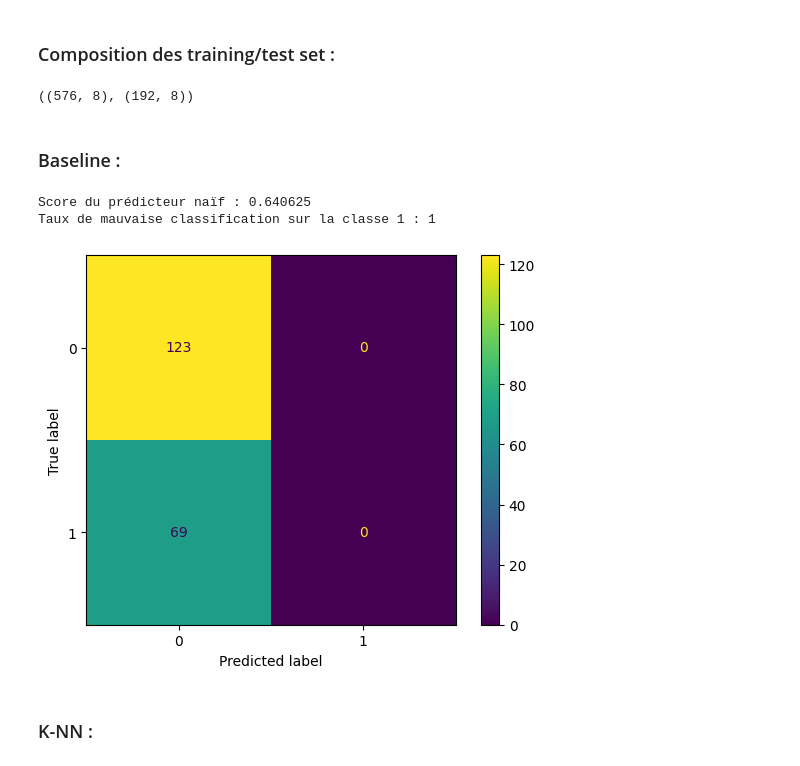
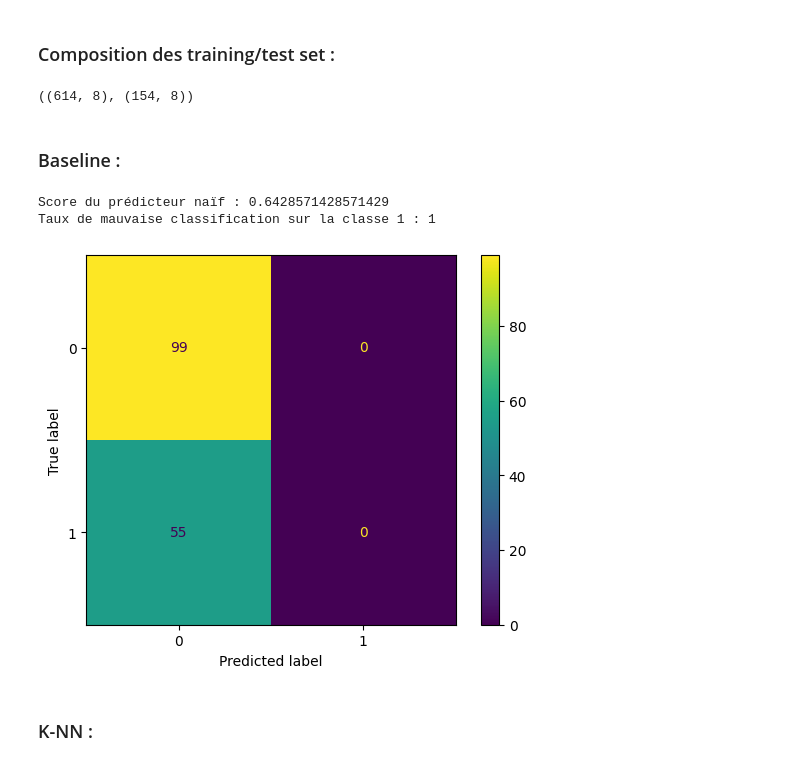
Before and after one commit to LoicLaffineur/Diabetes_Detection, a Jupyter notebook: Diabete-Detection.ipynb, the cells around one changed output. Cells and saved outputs as stored; diff of their text form; code cells hidden in the pictures.

```diff
--- a/Diabete-Detection.ipynb
+++ b/Diabete-Detection.ipynb
@@ -271,7 +272,7 @@ Proportion d'échantillons bien classés : 0.33
 X = data.drop('Outcome',axis=1)
 y = data['Outcome']
 ##Séparation train/test :
-X_train,X_test,y_train,y_test=train_test_split(X, y, test_size=0.25,random_state=42)
+X_train,X_test,y_train,y_test=train_test_split(X, y, test_size=0.2,random_state=42)
 y_true = np.array(data["Outcome"])
 
 ##Normalisation des données :
@@ -282,21 +283,22 @@ X_test_std = ss.transform(X_test)
 ##Etude de la qualité de la séparation :
 X_train.shape, X_test.shape
 # %% [output]
-((576, 8), (192, 8))
+((614, 8), (154, 8))
 # %% [markdown]
 ### Baseline :
 # %%
-print("Score du prédicteur naïf :", (len(y_test)-sum(y_test))/len(y_test)) #Always predict 0
+score_baseline=(len(y_test)-sum(y_test))/len(y_test)
+print("Score du prédicteur naïf :", score_baseline) #Always predict 0
 y_pred = 0*y_test
 cm=confusion_matrix(y_test, y_pred)
 cm_display = ConfusionMatrixDisplay(cm).plot()
 print('Taux de mauvaise classification sur la classe 1 :',1) #On se trompe tout le temps
-mv_class_bete=1
-res_pred_bete=list([0,0,0]) ###Toujours 0 car il a aucun TP vu qu'il prédit jamais de positif
+mv_class_baseline=1
+res_pred_baseline=list([0,0,0]) ###Toujours 0 car il a aucun TP vu qu'il prédit jamais de positif
 # %% [output]
-Score du prédicteur naïf : 0.640625
+Score du prédicteur naïf : 0.6428571428571429
 Taux de mauvaise classification sur la classe 1 : 1
-[figure, old version]
+[figure, new version]
 # %% [markdown]
 ### K-NN :
 # %%
```
Also changed, not shown: parts of 42 cells of this notebook.
